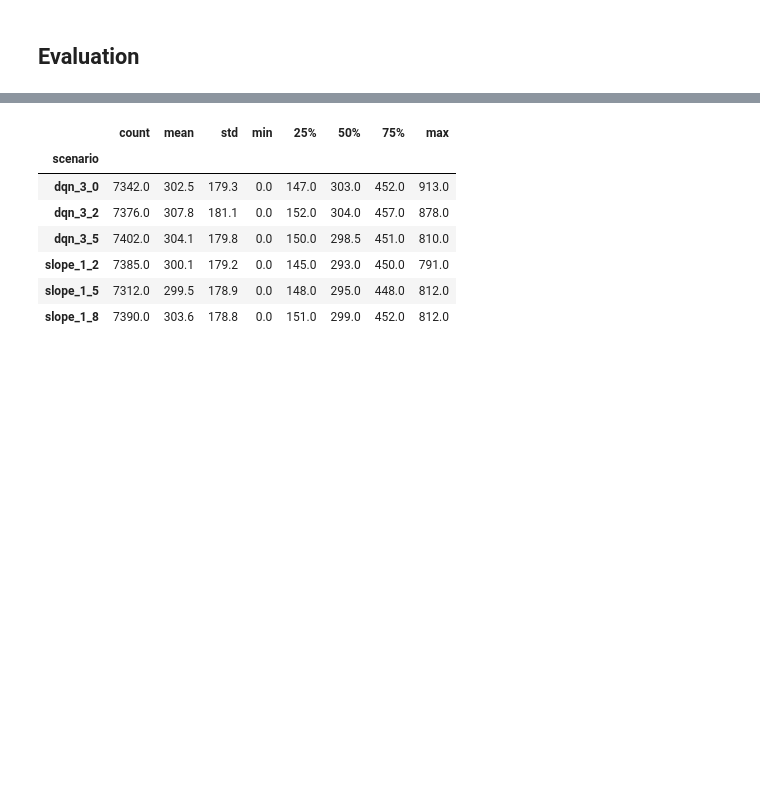
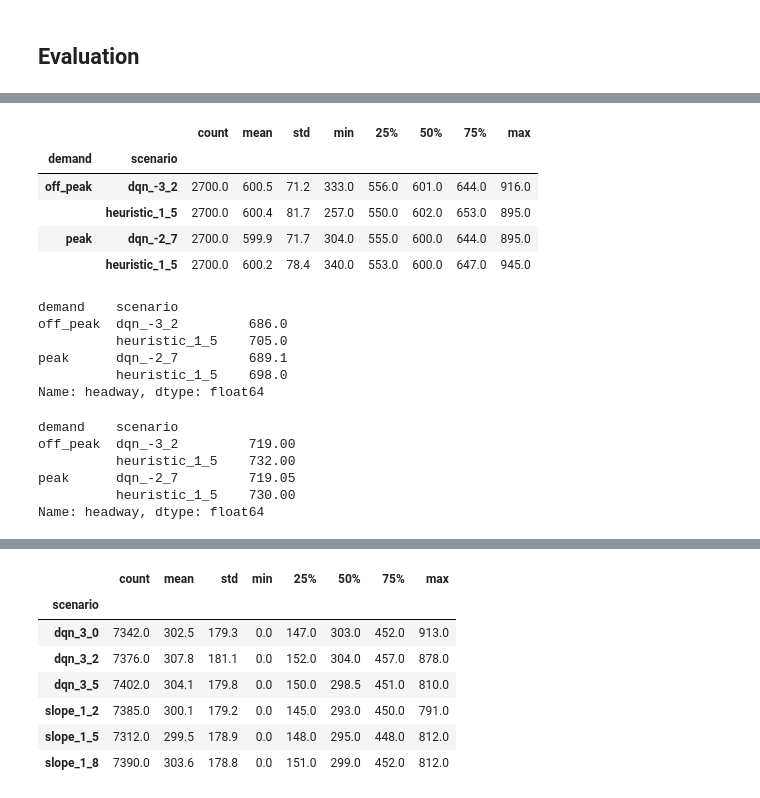
Before and after one commit to joerovar/flex-bus-sim, a Jupyter notebook: eval.ipynb, the cells around one changed output, grey strips where cells are left out. Cells and saved outputs as stored; diff of their text form; code cells hidden in the pictures; blank space fills up the shorter version.

```diff
--- a/eval.ipynb
+++ b/eval.ipynb
@@ -218,0 +220,11 @@ Name: flex, dtype: int64
+# %%
+eval_scenarios_dict = {
+    'demand': ['off_peak', 'off_peak', 'peak', 'peak'],
+    'scenario': ['dqn_-3_2', 'heuristic_1_5', 'dqn_-2_7', 'heuristic_1_5'],
+}
+eval_scenarios_df = pd.DataFrame(eval_scenarios_dict)
+
+eval_totals = combined_totals.merge(eval_scenarios_df, on=['demand', 'scenario'], how='inner')
+eval_pax = pax.merge(eval_scenarios_df, on=['demand', 'scenario'], how='inner')
+eval_trips = trips.merge(eval_scenarios_df, on=['demand', 'scenario'], how='inner')
+eval_idle = idle.merge(eval_scenarios_df, on=['demand', 'scenario'], how='inner')
@@ -218,0 +239,27 @@ Name: flex, dtype: int64
+# %%
+eval_trips[eval_trips['stop'].isin([1,3,5])].groupby(['demand', 'scenario'])['headway'].describe().round(1)
+# %% [output]
+|  |  | count | mean | std | min | 25% | 50% | 75% | max |
+| demand | scenario |  |  |  |  |  |  |  |  |
+| off_peak | dqn_-3_2 | 2700.0 | 600.5 | 71.2 | 333.0 | 556.0 | 601.0 | 644.0 | 916.0 |
+|  | heuristic_1_5 | 2700.0 | 600.4 | 81.7 | 257.0 | 550.0 | 602.0 | 653.0 | 895.0 |
+| peak | dqn_-2_7 | 2700.0 | 599.9 | 71.7 | 304.0 | 555.0 | 600.0 | 644.0 | 895.0 |
+|  | heuristic_1_5 | 2700.0 | 600.2 | 78.4 | 340.0 | 553.0 | 600.0 | 647.0 | 945.0 |
+# %%
+eval_trips[eval_trips['stop'].isin([1,3,5])].groupby(['demand', 'scenario'])['headway'].quantile(0.9)
+# %% [output]
+demand    scenario
+off_peak  dqn_-3_2         686.0
+          heuristic_1_5    705.0
+peak      dqn_-2_7         689.1
+          heuristic_1_5    698.0
+Name: headway, dtype: float64
+# %%
+eval_trips[eval_trips['stop'].isin([1,3,5])].groupby(['demand', 'scenario'])['headway'].quantile(0.95)
+# %% [output]
+demand    scenario
+off_peak  dqn_-3_2         719.00
+          heuristic_1_5    732.00
+peak      dqn_-2_7         719.05
+          heuristic_1_5    730.00
+Name: headway, dtype: float64
```
Also changed, not shown: parts of 18 cells of this notebook, 28 other files.
